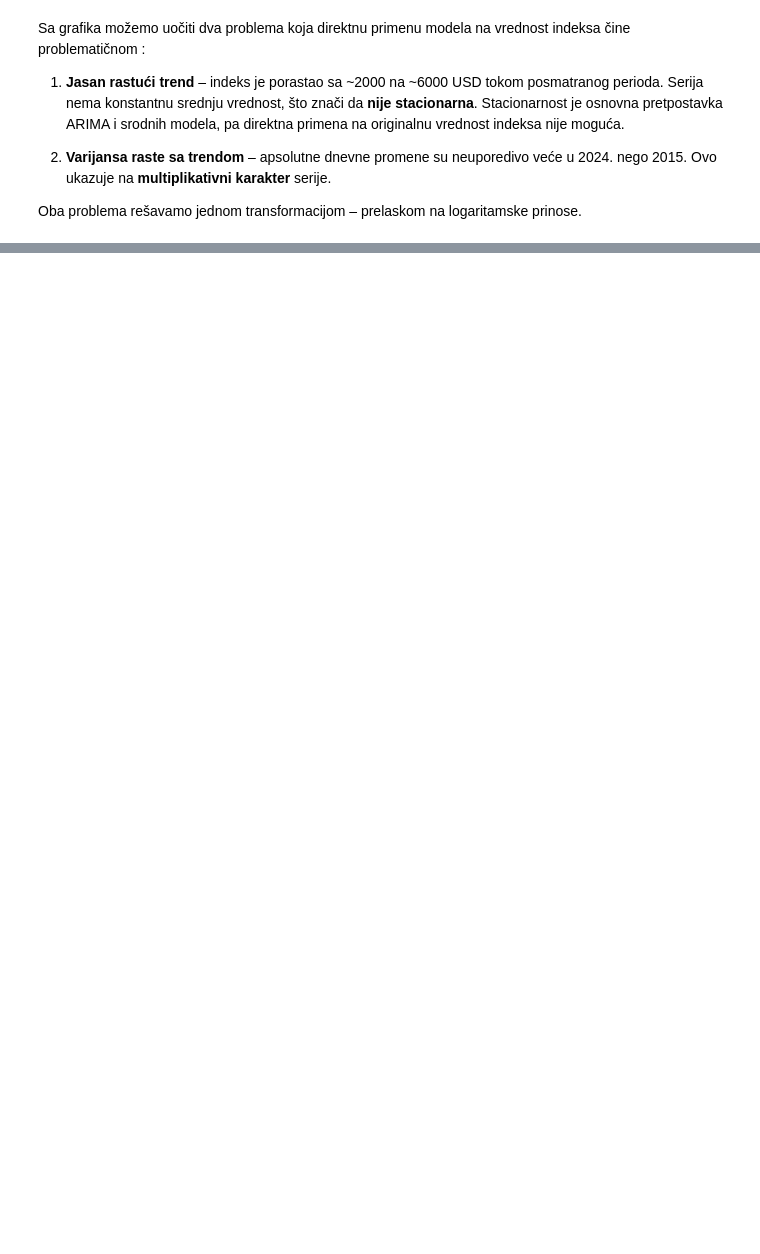
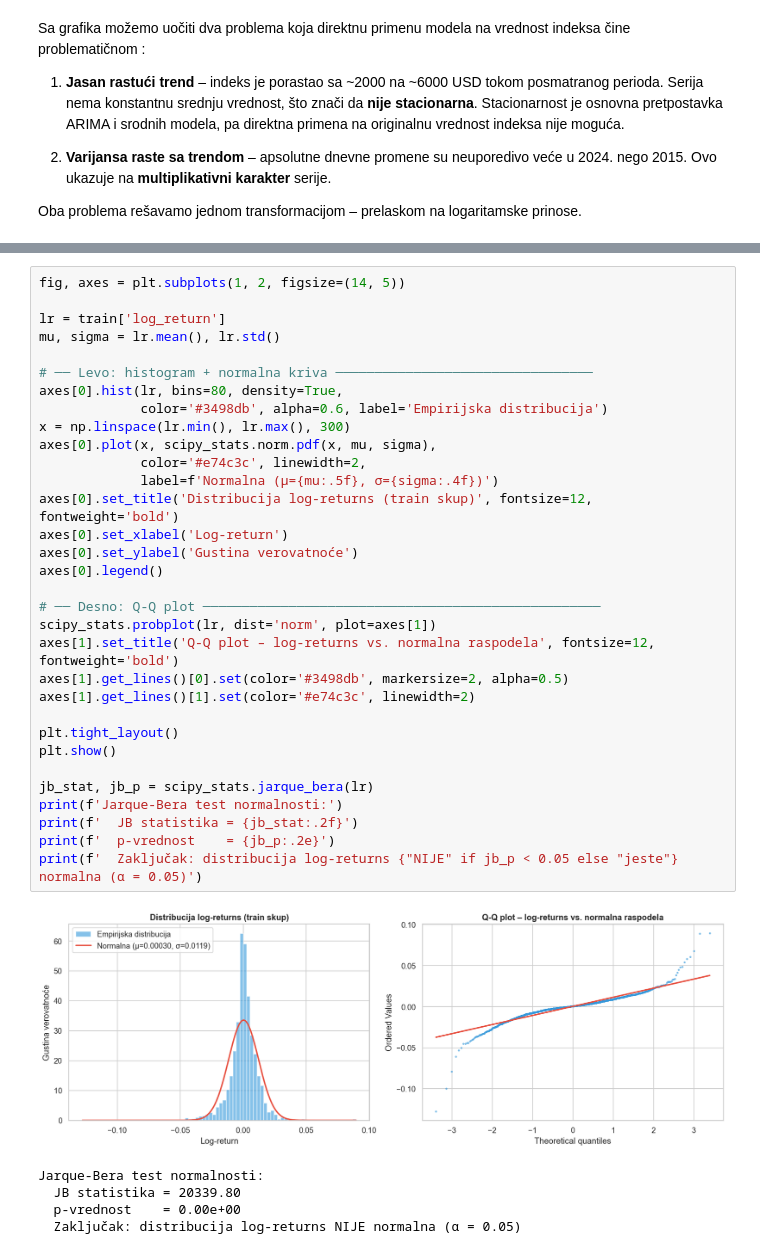
Before and after one commit to MikiKenpachi/SP500-log-returns-analysis, a Jupyter notebook: notebook.ipynb, the cells around one changed output, grey strips where cells are left out. Cells and saved outputs as stored; diff of their text form; blank space fills up the shorter version.

```diff
--- a/notebook.ipynb
+++ b/notebook.ipynb
@@ -203,0 +311,38 @@ Oba problema rešavamo jednom transformacijom – prelaskom na logaritamske prin
+# %%
+fig, axes = plt.subplots(1, 2, figsize=(14, 5))
+
+lr = train['log_return']
+mu, sigma = lr.mean(), lr.std()
+
+# ── Levo: histogram + normalna kriva ─────────────────────────────────
+axes[0].hist(lr, bins=80, density=True,
+             color='#3498db', alpha=0.6, label='Empirijska distribucija')
+x = np.linspace(lr.min(), lr.max(), 300)
+axes[0].plot(x, scipy_stats.norm.pdf(x, mu, sigma),
+             color='#e74c3c', linewidth=2,
+             label=f'Normalna (μ={mu:.5f}, σ={sigma:.4f})')
+axes[0].set_title('Distribucija log-returns (train skup)', fontsize=12, fontweight='bold')
+axes[0].set_xlabel('Log-return')
+axes[0].set_ylabel('Gustina verovatnoće')
+axes[0].legend()
+
+# ── Desno: Q-Q plot ───────────────────────────────────────────────────
+scipy_stats.probplot(lr, dist='norm', plot=axes[1])
+axes[1].set_title('Q-Q plot – log-returns vs. normalna raspodela', fontsize=12, fontweight='bold')
+axes[1].get_lines()[0].set(color='#3498db', markersize=2, alpha=0.5)
+axes[1].get_lines()[1].set(color='#e74c3c', linewidth=2)
+
+plt.tight_layout()
+plt.show()
+
+jb_stat, jb_p = scipy_stats.jarque_bera(lr)
+print(f'Jarque-Bera test normalnosti:')
+print(f'  JB statistika = {jb_stat:.2f}')
+print(f'  p-vrednost    = {jb_p:.2e}')
+print(f'  Zaključak: distribucija log-returns {"NIJE" if jb_p < 0.05 else "jeste"} normalna (α = 0.05)')
+# %% [output]
+[figure, added]
+Jarque-Bera test normalnosti:
+  JB statistika = 20339.80
+  p-vrednost    = 0.00e+00
+  Zaključak: distribucija log-returns NIJE normalna (α = 0.05)
```
Also changed, not shown: parts of 49 cells of this notebook, 4 other files.
